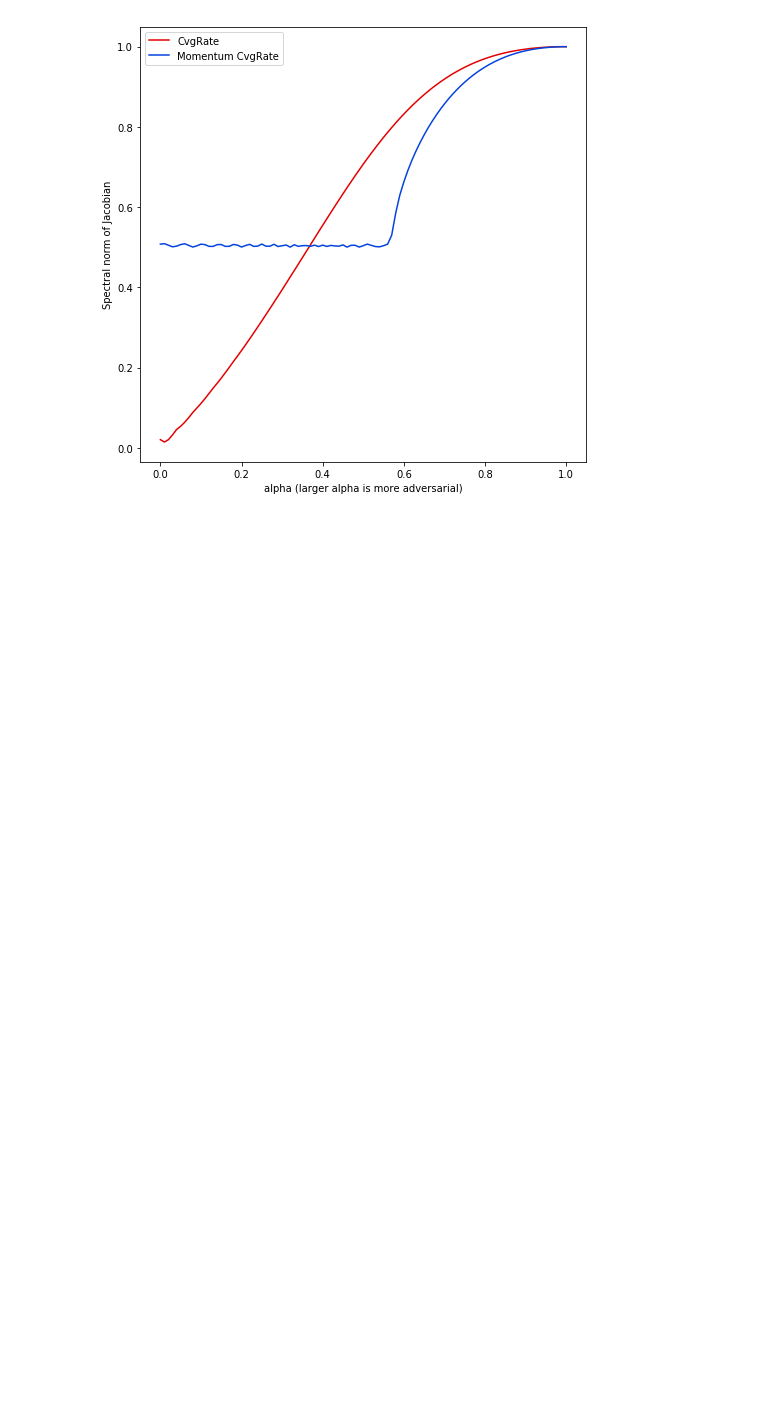
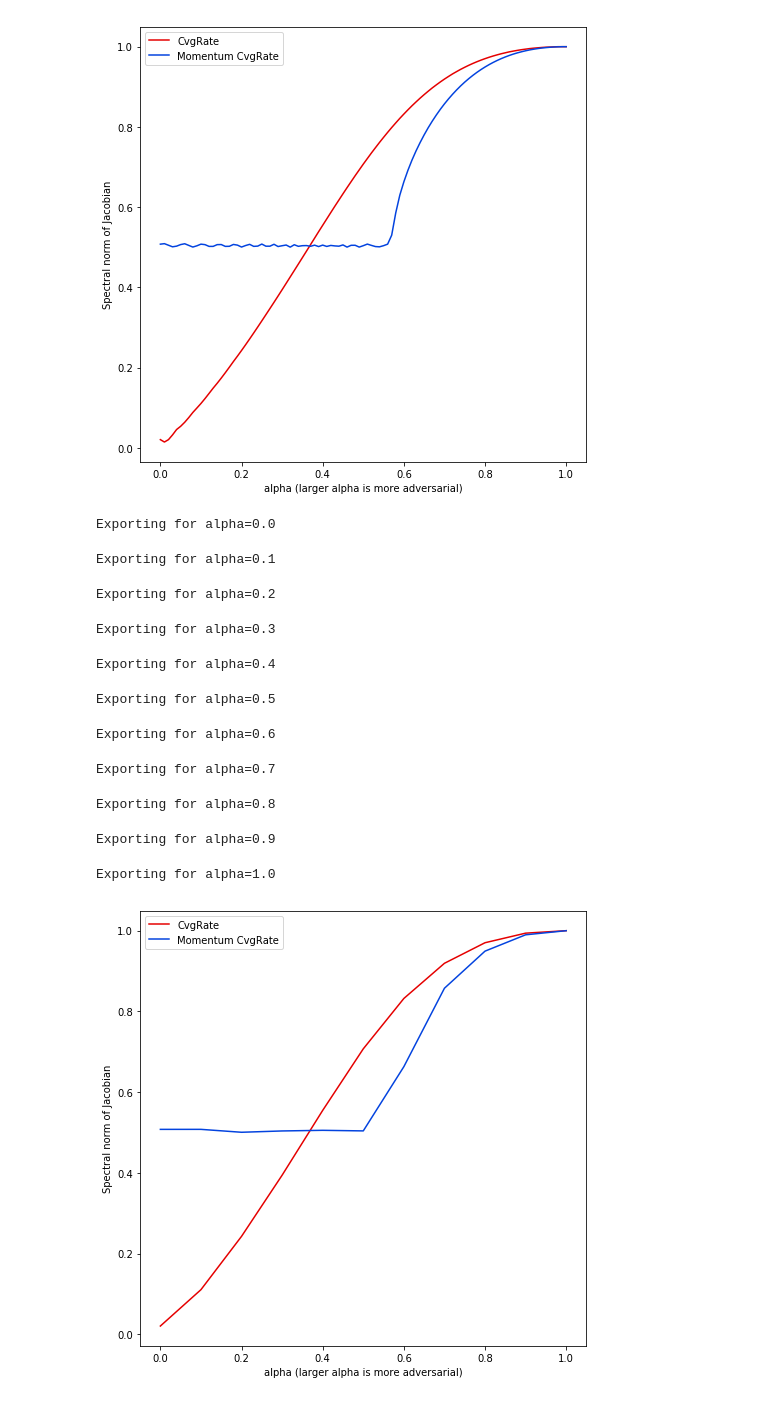
Before and after one commit to gabrielhuang/negmomentum, a Jupyter notebook: shifting_eigs.ipynb, the cells around one changed output. Cells and saved outputs as stored; diff of their text form; code cells hidden in the pictures; blank space fills up the shorter version.

```diff
--- a/shifting_eigs.ipynb
+++ b/shifting_eigs.ipynb
@@ -162,11 +167,16 @@ def export_animation(name, eig_m, beta, export_anim=True, plot_links=False, nofi
             if plot_links:  # this is not ideal, it's hard to find associations
                 plt.plot([eig.real, shifted.real], [eig.imag, shifted.imag], color='grey', dashes=[6, 2])
 
-
-        plt.title('Eta={:.2f} Beta={:.2f} 1-mu: {:.2f} -> {:.2f}'.format(eta, beta, spectral_norm, momentum_spectral_norm))
+        title = 'Eta={:.2f} Beta={:.2f} 1-mu: {:.2f} -> {:.2f}'.format(eta, beta, spectral_norm, momentum_spectral_norm)
+        if display:
+            plt.title(title)
+        else:
+            with open('{}/params_{:03d}.txt'.format(anim_dir, i), 'w') as fp:
+                fp.write(title)
 
         if export_anim:
-            plt.savefig('{}/{:03d}.pdf'.format(anim_dir, i), bbox_inches='tight')
+            plt.savefig('{}/pdf_{:03d}.pdf'.format(anim_dir, i), bbox_inches='tight')
+            plt.savefig('{}/png_{:03d}.png'.format(anim_dir, i), bbox_inches='tight')
         if not display:
             plt.close()
         else:
@@ -238,9 +252,7 @@ export_animation(name, eig_m, beta, export_anim=True)
 # %%
-# Badly conditioned adversarial part
-alpha = 0.1
-for alpha in np.linspace(0, 1, 11):
-    a = 1
-    b = 0.1
+# More cooperative to more adversarial
+for one_minus_alpha in np.linspace(0, 1, 11):
+    alpha = 1 - one_minus_alpha
     m = np.array([
            [ 1-alpha,  0, -alpha,  0],
            [ 0,  1-alpha,  0, -alpha],
@@ -305,3 +317,43 @@ plt.ylabel('Spectral norm of Jacobian')
 plt.savefig('adversarial.pdf', bbox_inches='tight')
 # %% [output]
 [figure]
+# %%
+# Badly conditioned adversarial part
+alphas = np.linspace(0, 1, 11)
+rates = []
+momentum_rates = []
+for alpha in alphas:
+    a = 1
+    b = 0.1
+    m = np.array([
+           [ 1-alpha,  0, -alpha,  0],
+           [ 0,  1-alpha,  0, -alpha],
+           [ alpha,  0,  1-alpha,  0],
+           [ 0,  alpha,  0,  1-alpha]])
+    eig_m = eigvals(m)
+    beta = -0.25
+
+    print 'Exporting for alpha={}'.format(alpha)
+    rate, momentum_rate = export_animation('mix_{:.2f}'.format(alpha), eig_m, beta, export_anim=True)
+    rates.append(rate)
+    momentum_rates.append(momentum_rate)
+
+plt.plot(alphas, rates, label='CvgRate', color='xkcd:red')
+plt.plot(alphas, momentum_rates, label='Momentum CvgRate', color='xkcd:blue')
+plt.legend()
+plt.xlabel('alpha (larger alpha is more adversarial)')
+plt.ylabel('Spectral norm of Jacobian')
+plt.savefig('adversarial.pdf', bbox_inches='tight')
+# %% [output]
+Exporting for alpha=0.0
+Exporting for alpha=0.1
+Exporting for alpha=0.2
+Exporting for alpha=0.3
+Exporting for alpha=0.4
+Exporting for alpha=0.5
+Exporting for alpha=0.6
+Exporting for alpha=0.7
+Exporting for alpha=0.8
+Exporting for alpha=0.9
+Exporting for alpha=1.0
+[figure, added]
```
Also changed, not shown: parts of 7 cells of this notebook.
